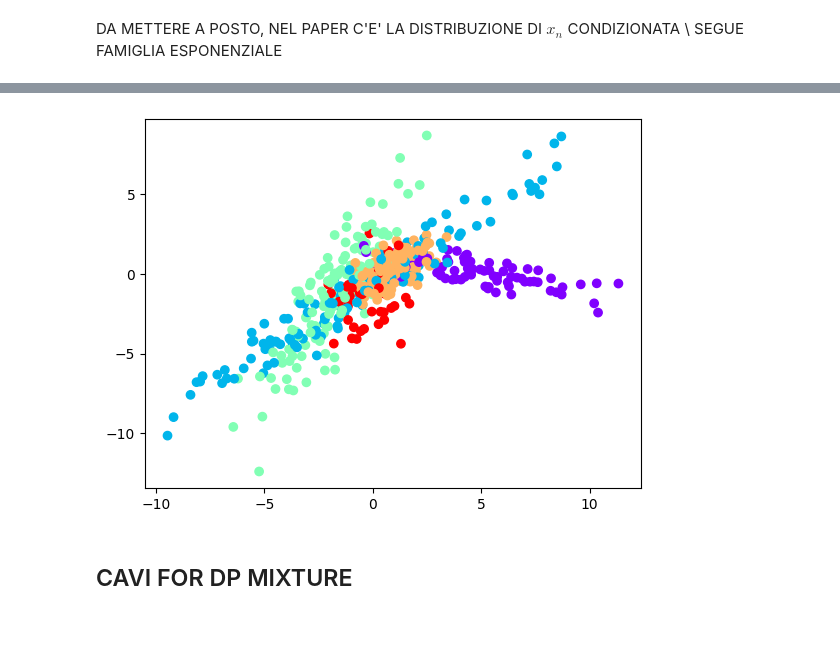
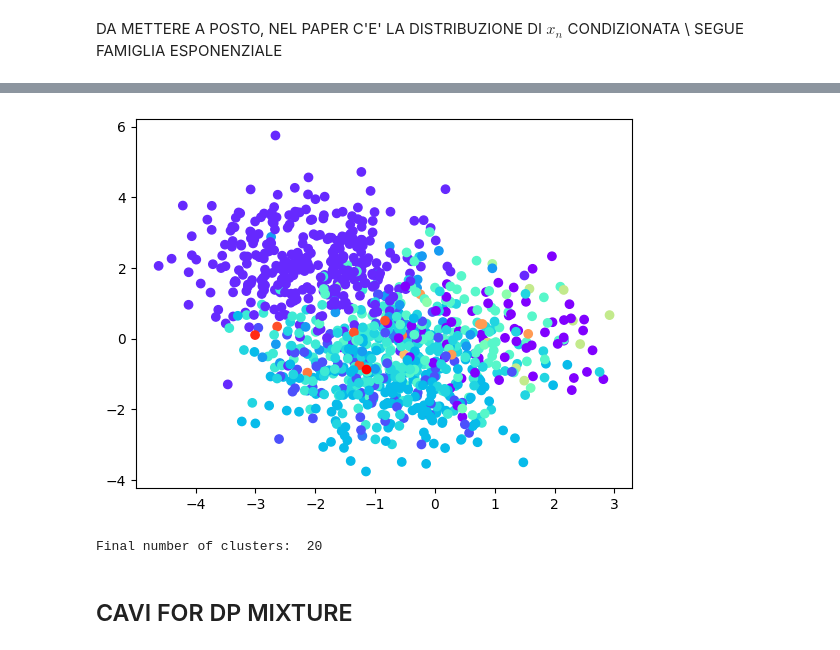
Before and after one commit to angelocurti/Bayesian_Statistics_2324, a Jupyter notebook: CAVI_DP.ipynb, the cells around one changed output, grey strips where cells are left out. Drawn from its saved outputs; the diff is of its cells as text; code cells hidden in the pictures.

```diff
--- a/CAVI_DP.ipynb
+++ b/CAVI_DP.ipynb
@@ -30,7 +38,8 @@ with $\eta$ such that $\eta_k$ is equal to the mean and varianc for each cluster
 DA METTERE A POSTO, NEL PAPER C'E' LA DISTRIBUZIONE DI $x_n$ CONDIZIONATA \\
 SEGUE FAMIGLIA ESPONENZIALE
 # %%
-np.random.seed(2023)
+seed=2023
+np.random.seed(seed)
 
 # Instantiate the first topic
 alpha = 5
@@ -44,13 +53,15 @@ rhos = [remainder, rho_1]
 new_or_existk = [-1, 0]
 ntopics =1
 mu0 = np.zeros(d)
-sigma0 = np.identity(d)
+sigma2=1
+Id=np.eye(d)
+#sigma0 = np.identity(d)
 
-cov1 = invwishart(df=2, scale=sigma0).rvs()
-mu1 = mvn(mu0, cov1)
+#cov1 = invwishart(df=2, scale=sigma0).rvs()
+mu1 = mvn(mu0, sigma2*Id)
 
 mus = [mu1]
-covs = [cov1]
+#covs = [cov1]
 
 for i in range(1, n):
   k = np.random.choice(new_or_existk, p=rhos)
@@ -66,14 +77,14 @@ for i in range(1, n):
     new_or_existk.append(ntopics-1)
     # generation of new cluster parameters
     # choose a distribution G_0 for the cluster parameters, then a distribution for data given the cluster parameters
-    new_cov = invwishart(df=d, scale=sigma0).rvs()
-    new_mu = mvn(mean=mu0, cov=new_cov)
+    #new_cov = invwishart(df=d, scale=sigma0).rvs()
+    new_mu = mvn(mean=mu0, cov=sigma2*Id)
     mus.append(new_mu)
-    covs.append(new_cov)
+    #covs.append(new_cov)
   else:
     assignment.append(k)
 
-rhos=rhos/np.aum(rhos)
+rhos=rhos/np.sum(rhos)
 
 print(np.sum(rhos))
 
@@ -83,7 +94,7 @@ colors = cm.rainbow(np.linspace(0, 1, ntopics))
 cs = []
 
 for i in assignment:
-  x = mvn(mean=mus[i], cov=covs[i])
+  x = mvn(mean=mus[i], cov=Id)
   datapoints.append(x)
   cs.append(colors[i])
 
@@ -92,4 +103,5 @@ ys = [d[1] for d in datapoints]
 
 plt.scatter(xs, ys, color=cs)
 plt.show()
+print('Final number of clusters: ',len(mus))
 # %% [output]
@@ -97,4 +109,5 @@ plt.show()
-[figure, old version]
+[figure, new version]
+Final number of clusters:  20
 # %% [markdown]
 ## CAVI FOR DP MIXTURE
 # %%
```
Also changed, not shown: parts of 5 cells of this notebook.
